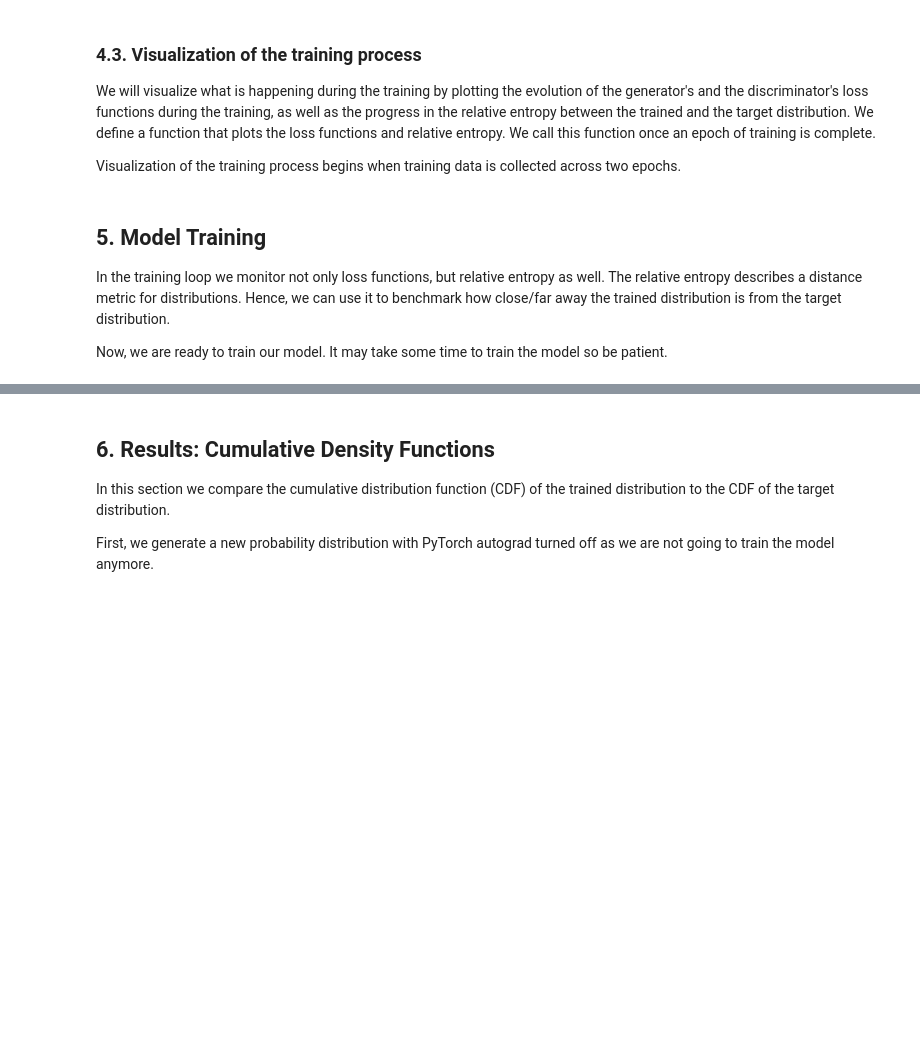
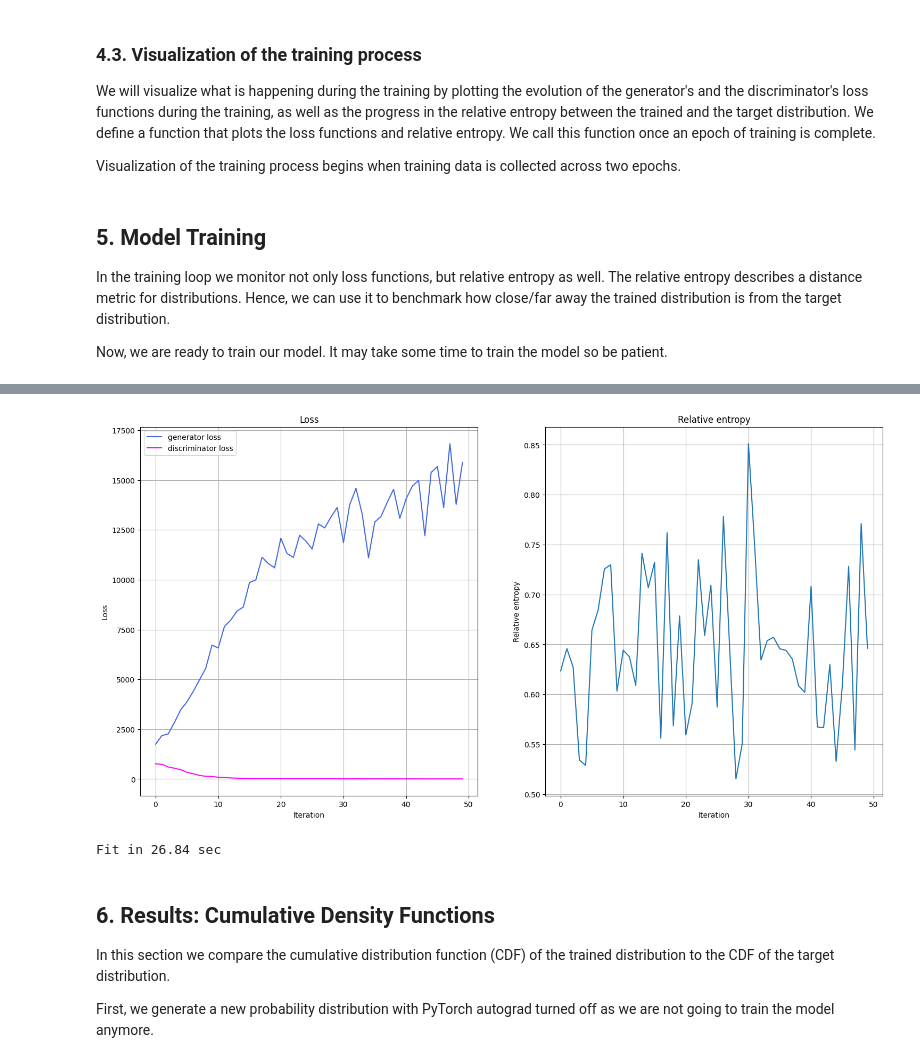
Before and after one commit to bathaee/QGAN-EQ-GAN, a Jupyter notebook: 04_torch_qgan_(1).ipynb, the cells around one changed output, grey strips where cells are left out. Drawn from its saved outputs; the diff is of its cells as text; code cells hidden in the pictures; blank space fills up the shorter version.

```diff
--- a/04_torch_qgan_(1).ipynb
+++ b/04_torch_qgan_(1).ipynb
@@ -201,6 +201,7 @@ q_5: ┤ Ry(θ_g[5]) ├─░────────────────
 «     └─────────────┘
 # %%
 from qiskit.providers.aer.noise import NoiseModel
+from qiskit.utils import QuantumInstance
 from qiskit.providers.aer.noise.errors import pauli_error, depolarizing_error
 
 def get_noise(p_meas,p_gate):
@@ -216,11 +217,8 @@ def get_noise(p_meas,p_gate):
 
     return noise_model
 noise_model = get_noise(0.01,0.01)
-qc_noise = QuantumCircuit(num_qubits)
-qc_noise.h(qc_noise.qubits)
 
-ansatz = EfficientSU2(num_qubits, reps=1)
-qc_noise.compose(ansatz, inplace=True)
+quantum_instance = QuantumInstance(Aer.get_backend('qasm_simulator'),noise_model=noise_model, shots=64)
 # %%
 from qiskit_machine_learning.neural_networks import CircuitQNN
 from qiskit_machine_learning.algorithms import QGAN
@@ -333,6 +344,7 @@ Now we create a generator and a discriminator.
 # %%
 generator = create_generator()
 generator_zofal = create_generator_zofal()
+generator_noise = create_generator_noise()
 discriminator = Discriminator(num_dim)
 # %% [markdown]
 ## 4. Setting up the Training Loop
@@ -532,3 +544,65 @@ Fit in 82.80 sec
+# %%
+#noise
+import time
+from scipy.stats import multivariate_normal, entropy
+
+n_epochs = 50
+
+num_qnn_outputs = num_discrete_values**num_dim
+
+generator_loss_values = []
+discriminator_loss_values = []
+entropy_values = []
+
+start = time.time()
+for epoch in range(n_epochs):
+
+    valid = torch.ones(num_qnn_outputs, 1, dtype=torch.float)
+    fake = torch.zeros(num_qnn_outputs, 1, dtype=torch.float)
+
+    # Configure input
+    real_dist = torch.tensor(prob_data, dtype=torch.float).reshape(-1, 1)
+
+    # Configure samples
+    samples = torch.tensor(grid_elements, dtype=torch.float)
+    disc_value = discriminator(samples)
+
+    # Generate data
+    gen_dist = generator_noise(torch.tensor([])).reshape(-1, 1)
+
+    # Train generator
+    generator_optimizer.zero_grad()
+    generator_loss = adversarial_loss(disc_value, valid, gen_dist)
+
+    # store for plotting
+    generator_loss_values.append(generator_loss.detach().item())
+
+    generator_loss.backward(retain_graph=True)
+    generator_optimizer.step()
+
+    # Train Discriminator
+    discriminator_optimizer.zero_grad()
+
+    real_loss = adversarial_loss(disc_value, valid, real_dist)
+    fake_loss = adversarial_loss(disc_value, fake, gen_dist.detach())
+    discriminator_loss = (real_loss + fake_loss) / 2
+
+    # Store for plotting
+    discriminator_loss_values.append(discriminator_loss.detach().item())
+
+    discriminator_loss.backward()
+    discriminator_optimizer.step()
+
+    entropy_value = entropy(gen_dist.detach().squeeze().numpy(), prob_data)
+    entropy_values.append(entropy_value)
+
+    plot_training_progress()
+
+elapsed = time.time() - start
+print(f"Fit in {elapsed:0.2f} sec")
+# %% [output]
+[figure, added]
+Fit in 26.84 sec
 # %% [markdown]
 ## 6. Results: Cumulative Density Functions
 In this section we compare the cumulative distribution function (CDF) of the trained distribution to the CDF of the target distribution.
```
Also changed, not shown: parts of 6 cells of this notebook.
